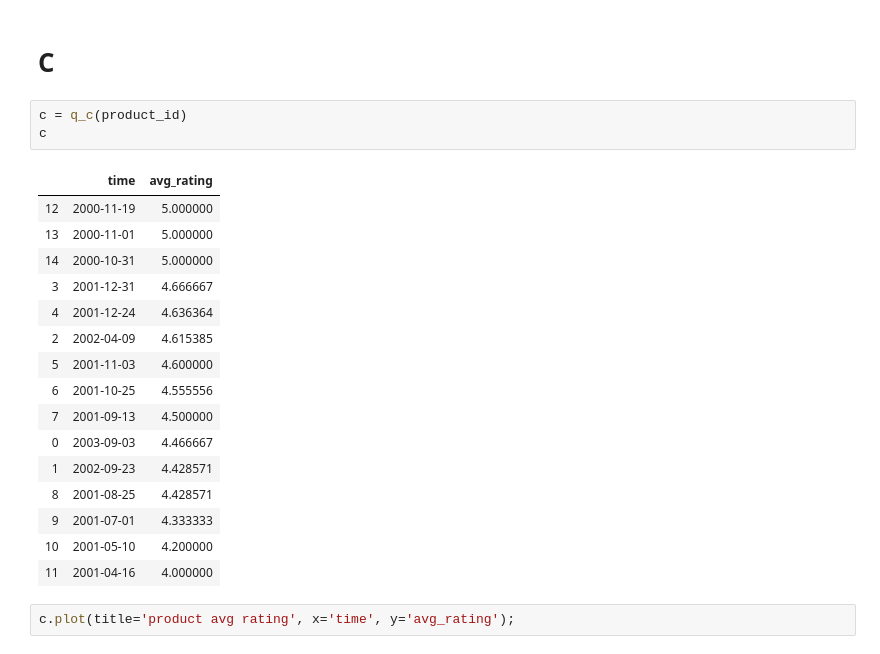
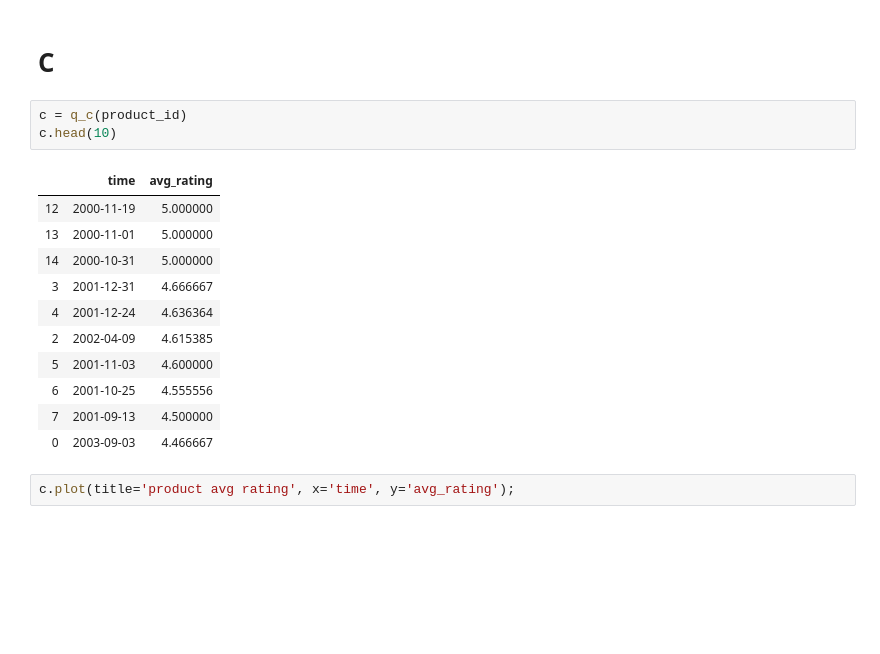
Before and after one commit to xrhd/ecommerce-dashboard, a Jupyter notebook: main.ipynb, the cells around one changed output. Drawn from its saved outputs; the diff is of its cells as text; blank space fills up the shorter version.

```diff
--- a/main.ipynb
+++ b/main.ipynb
@@ -84,24 +104,19 @@ a[::-1].plot.barh(title='helpful comments', x='customer_id', y='helpful');
 # C
 # %%
 c = q_c(product_id)
-c
+c.head(10)
 # %% [output]
 |  | time | avg_rating |
 | 12 | 2000-11-19 | 5.000000 |
 | 13 | 2000-11-01 | 5.000000 |
 | 14 | 2000-10-31 | 5.000000 |
 | 3 | 2001-12-31 | 4.666667 |
 | 4 | 2001-12-24 | 4.636364 |
 | 2 | 2002-04-09 | 4.615385 |
 | 5 | 2001-11-03 | 4.600000 |
 | 6 | 2001-10-25 | 4.555556 |
 | 7 | 2001-09-13 | 4.500000 |
 | 0 | 2003-09-03 | 4.466667 |
-| 1 | 2002-09-23 | 4.428571 |
-| 8 | 2001-08-25 | 4.428571 |
-| 9 | 2001-07-01 | 4.333333 |
-| 10 | 2001-05-10 | 4.200000 |
-| 11 | 2001-04-16 | 4.000000 |
 # %%
 c.plot(title='product avg rating', x='time', y='avg_rating');
 # %% [output]
```
Also changed, not shown: parts of 8 cells of this notebook, 1 other file.
